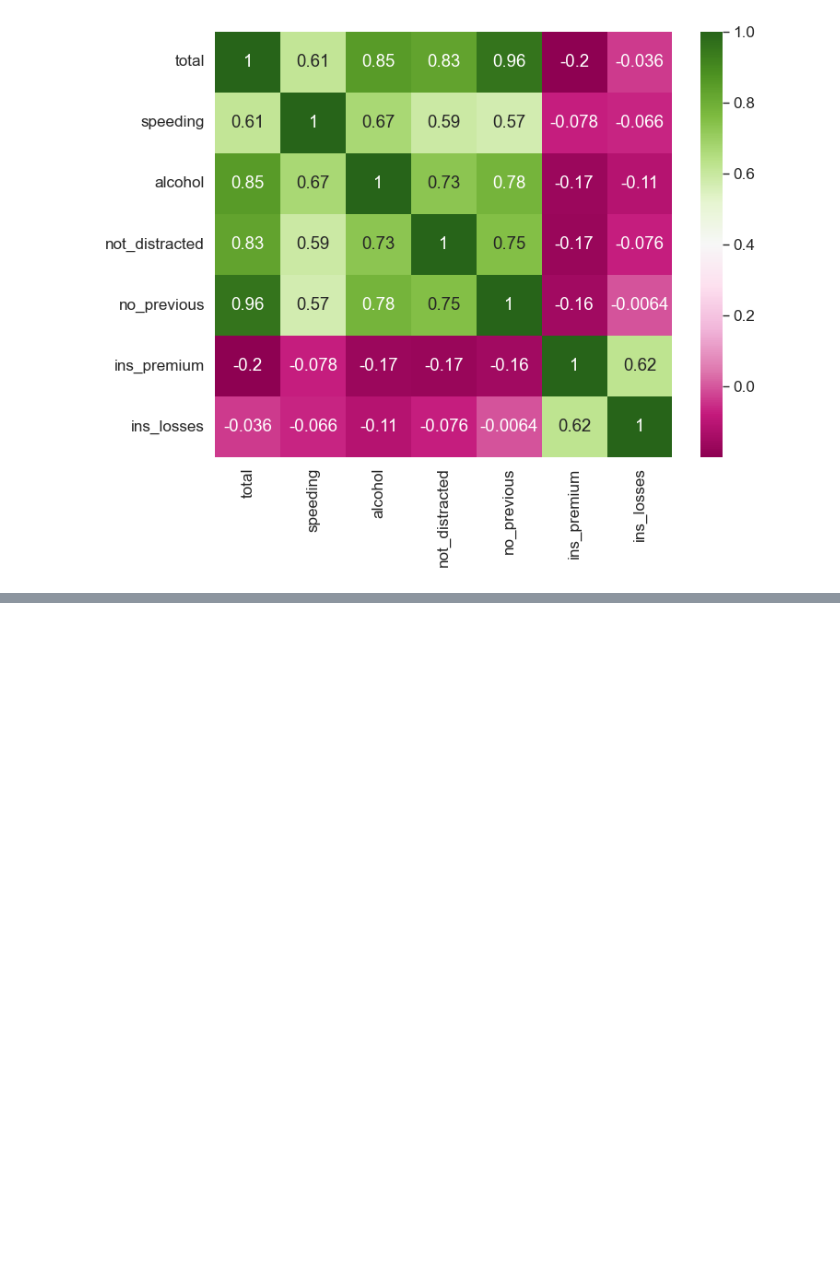
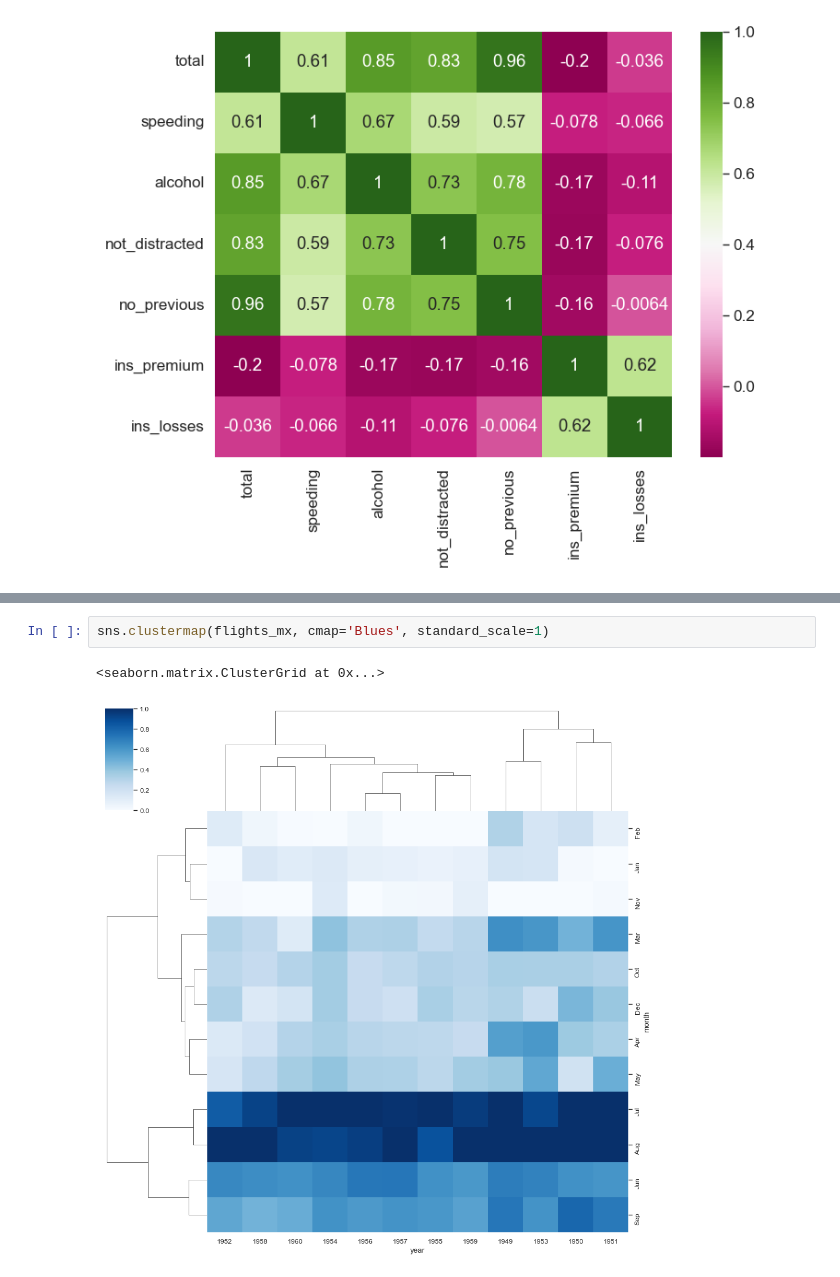
Before and after one commit to ruben-antenen/bina, a Jupyter notebook: LB2/CODE/CODE-RUBEN/Ruben-Seaborn-Tutorial.ipynb, the cells around one changed output, grey strips where cells are left out. Drawn from its saved outputs; the diff is of its cells as text; blank space fills up the shorter version.

```diff
--- a/LB2/CODE/CODE-RUBEN/Ruben-Seaborn-Tutorial.ipynb
+++ b/LB2/CODE/CODE-RUBEN/Ruben-Seaborn-Tutorial.ipynb
@@ -209,0 +232,5 @@ sns.heatmap(crash_mx, annot=True, cmap='PiYG')
+# %%
+sns.clustermap(flights_mx, cmap='Blues', standard_scale=1)
+# %% [output]
+<seaborn.matrix.ClusterGrid at 0x...>
+[figure, added]
```
Also changed, not shown: parts of 15 cells of this notebook.
